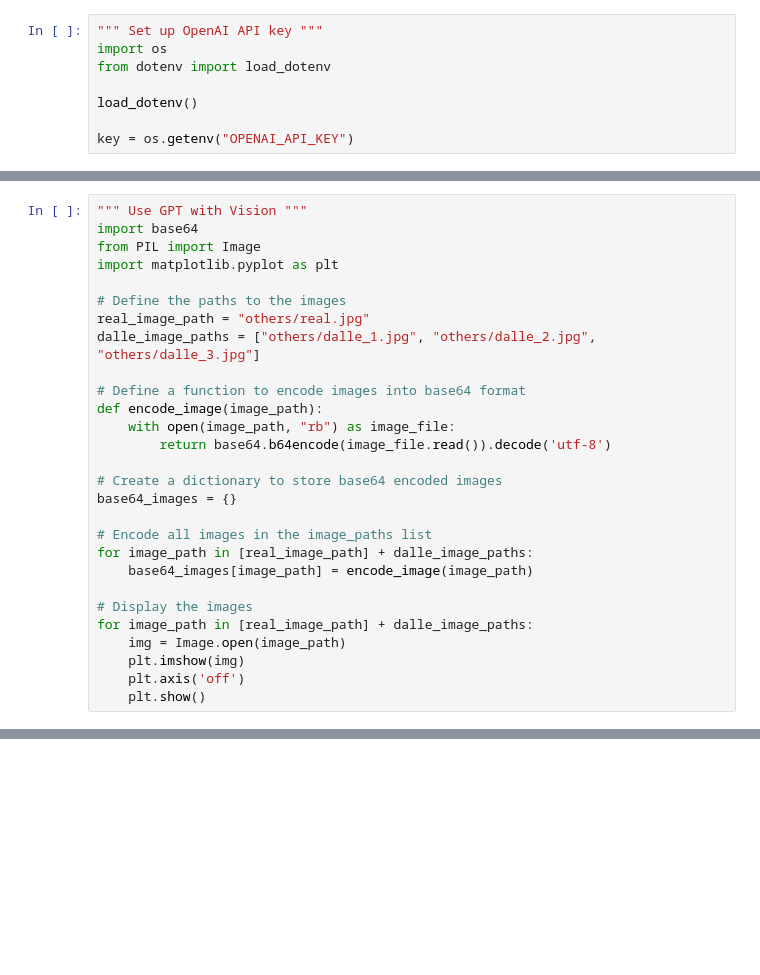
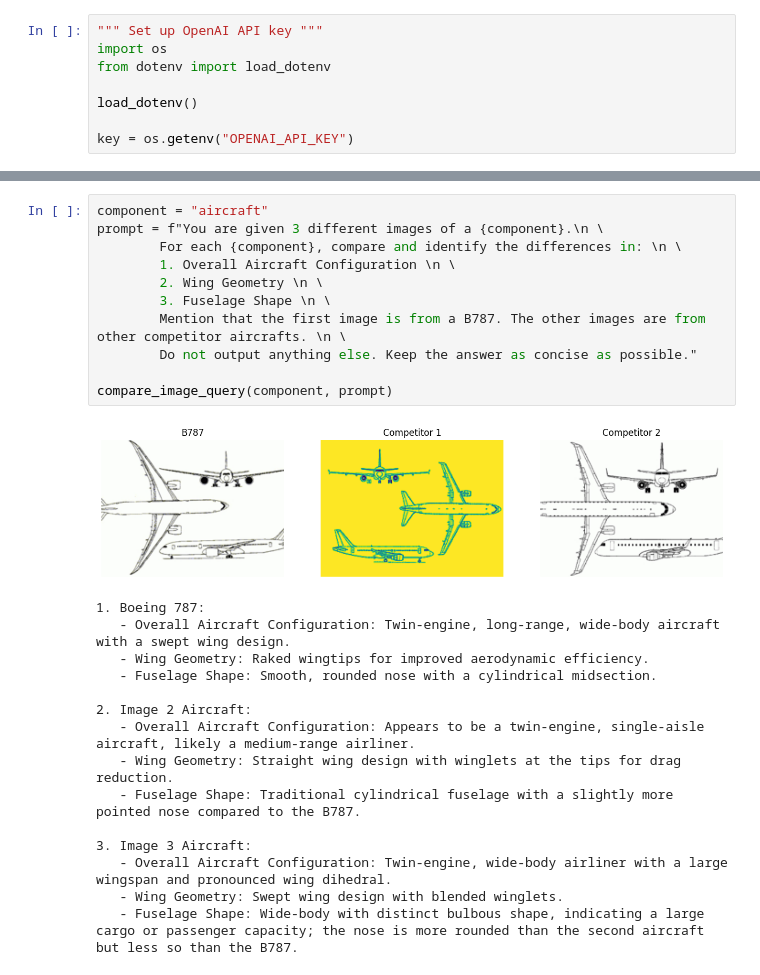
Before and after one commit to hunchongtan/Hoverfly_SUTD, a Jupyter notebook: chap6.ipynb, the cells around one changed output, grey strips where cells are left out. Drawn from its saved outputs; the diff is of its cells as text; blank space fills up the shorter version.

```diff
--- a/chap6.ipynb
+++ b/chap6.ipynb
@@ -92,28 +49,0 @@ Opening image preview...
-# %%
-""" Use GPT with Vision """
-import base64
-from PIL import Image
-import matplotlib.pyplot as plt
-
-# Define the paths to the images
-real_image_path = "others/real.jpg"
-dalle_image_paths = ["others/dalle_1.jpg", "others/dalle_2.jpg", "others/dalle_3.jpg"]
-
-# Define a function to encode images into base64 format
-def encode_image(image_path):
-    with open(image_path, "rb") as image_file:
-        return base64.b64encode(image_file.read()).decode('utf-8')
-
-# Create a dictionary to store base64 encoded images
-base64_images = {}
-
-# Encode all images in the image_paths list
-for image_path in [real_image_path] + dalle_image_paths:
-    base64_images[image_path] = encode_image(image_path)
-
-# Display the images
-for image_path in [real_image_path] + dalle_image_paths:
-    img = Image.open(image_path)
-    plt.imshow(img)
-    plt.axis('off')
-    plt.show()
@@ -230,0 +121,27 @@ Output:
+# %%
+component = "aircraft"
+prompt = f"You are given 3 different images of a {component}.\n \
+        For each {component}, compare and identify the differences in: \n \
+        1. Overall Aircraft Configuration \n \
+        2. Wing Geometry \n \
+        3. Fuselage Shape \n \
+        Mention that the first image is from a B787. The other images are from other competitor aircrafts. \n \
+        Do not output anything else. Keep the answer as concise as possible."
+
+compare_image_query(component, prompt)
+# %% [output]
+[figure, added]
+1. Boeing 787:
+   - Overall Aircraft Configuration: Twin-engine, long-range, wide-body aircraft with a swept wing design.
+   - Wing Geometry: Raked wingtips for improved aerodynamic efficiency.
+   - Fuselage Shape: Smooth, rounded nose with a cylindrical midsection.
+
+2. Image 2 Aircraft:
+   - Overall Aircraft Configuration: Appears to be a twin-engine, single-aisle aircraft, likely a medium-range airliner.
+   - Wing Geometry: Straight wing design with winglets at the tips for drag reduction.
+   - Fuselage Shape: Traditional cylindrical fuselage with a slightly more pointed nose compared to the B787.
+
+3. Image 3 Aircraft:
+   - Overall Aircraft Configuration: Twin-engine, wide-body airliner with a large wingspan and pronounced wing dihedral.
+   - Wing Geometry: Swept wing design with blended winglets.
+   - Fuselage Shape: Wide-body with distinct bulbous shape, indicating a large cargo or passenger capacity; the nose is more rounded than the second aircraft but less so than the B787.
```
Also changed, not shown: parts of 14 cells of this notebook, 40 other files.
